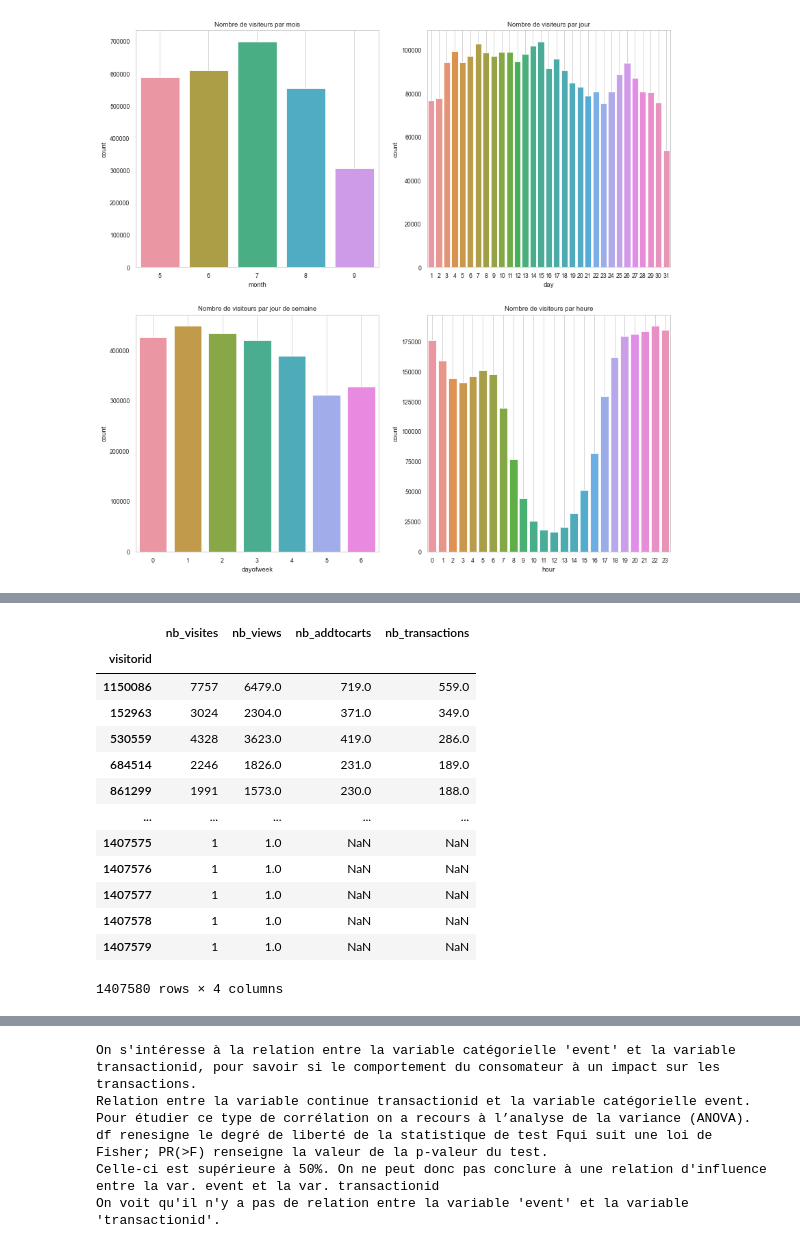
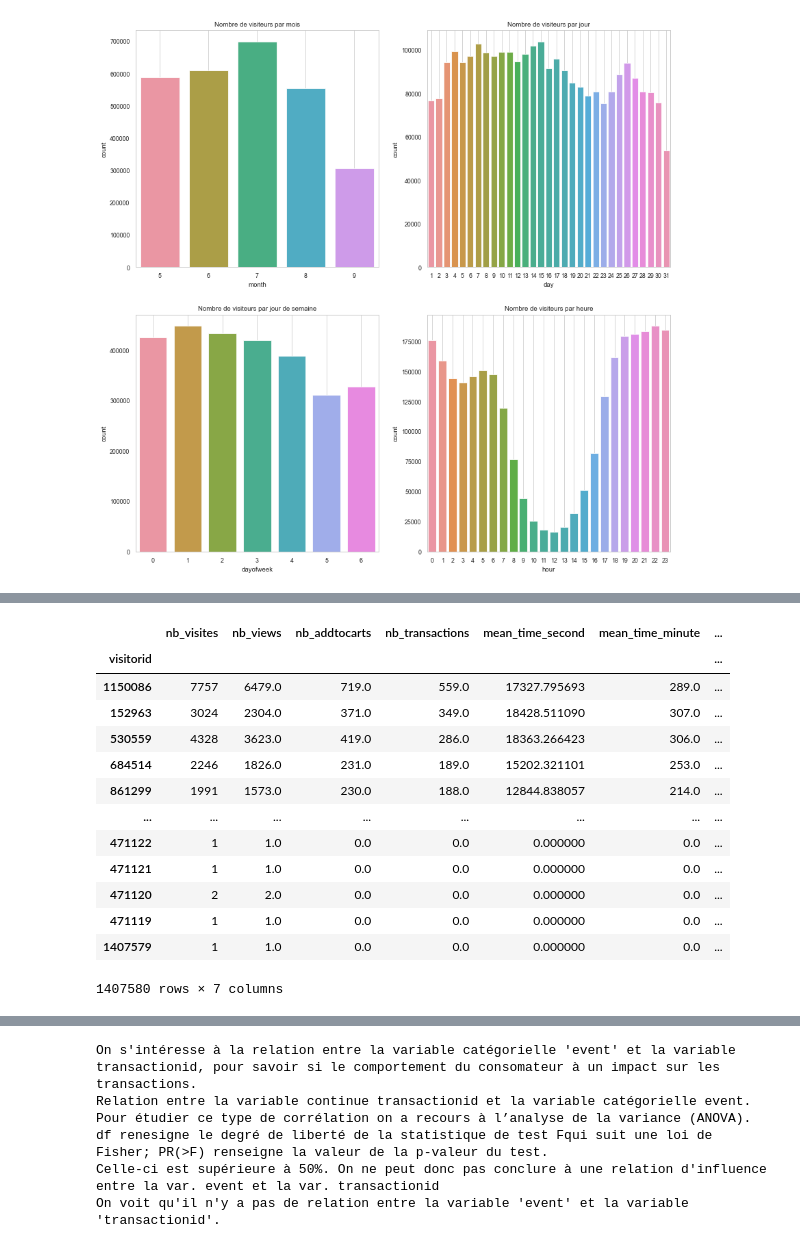
Before and after one commit to soopajot/eCommerce_Customer_Behavior, a Jupyter notebook: suivi_utilisateurs.ipynb, the cells around one changed output, grey strips where cells are left out. Drawn from its saved outputs; the diff is of its cells as text; code cells hidden in the pictures.

Commit message:
ajout des colonnes temps moyens

```diff
--- a/suivi_utilisateurs.ipynb
+++ b/suivi_utilisateurs.ipynb
@@ -67,0 +101,11 @@ plt.grid()
+# %%
+# Grouper par visitorid
+group_visitor = transaction_made_24h.groupby('visitorid')
+
+# Calculer le temps moyen par visitorid - heure, minute, second
+time_mean_visitor = transaction_made_24h.groupby(by=['visitorid']).mean()
+time_mean_visitor = time_mean_visitor.drop(['transactionid_x','itemid_x','itemid_y'], axis=1)
+time_mean_visitor = time_mean_visitor.rename(columns={"time_diff_sec": "mean_time_second"})
+time_mean_visitor['mean_time_minute'] = round(time_mean_visitor['mean_time_second']/60)
+time_mean_visitor['mean_time_hour'] = round(time_mean_visitor['mean_time_second']/3600,2)
+time_mean_visitor
@@ -68,39 +153,42 @@ plt.grid()
 # %%
-## SOOYOUNG 09/01 ##
 # Nombre de visites
 stats = df.groupby('visitorid').agg({'visitorid':'count'})
 stats = stats.rename(columns={"visitorid": "nb_visites"})
 
 # Nombre de views par visitorid
 view = df.loc[df['event'] == 'view'].groupby('visitorid').agg({'visitorid':'count'})
 view = view.rename(columns={"visitorid": "nb_views"})
 
 # Nombre de addtocarts par visitorid
 addtocart = df.loc[df['event'] == 'addtocart'].groupby('visitorid').agg({'visitorid':'count'})
 addtocart = addtocart.rename(columns={"visitorid": "nb_addtocarts"})
 
 # Nombre de transactions par visitorid
 transaction = df.loc[df['event'] == 'transaction'].groupby('visitorid').agg({'visitorid':'count'})
 transaction = transaction.rename(columns={"visitorid": "nb_transactions"})
 
 # Merge les dataframes
 stats = pd.merge(stats, view, left_index=True, right_index=True, how='left')
 stats = pd.merge(stats, addtocart, left_index=True, right_index=True, how='left')
 stats = pd.merge(stats, transaction, left_index=True, right_index=True, how='left')
 
-stats.sort_values('nb_transactions', ascending=False)
+# Merge avec temps moyen passé
+stats = pd.merge(stats, time_mean_visitor, left_index=True, right_index=True, how='left')
+stats = stats.fillna(0)
+stats = stats.sort_values('nb_transactions', ascending=False)
+stats
 # %% [output]
-|  | nb_visites | nb_views | nb_addtocarts | nb_transactions |
-| visitorid |  |  |  |  |
-| 1150086 | 7757 | 6479.0 | 719.0 | 559.0 |
-| 152963 | 3024 | 2304.0 | 371.0 | 349.0 |
-| 530559 | 4328 | 3623.0 | 419.0 | 286.0 |
-| 684514 | 2246 | 1826.0 | 231.0 | 189.0 |
-| 861299 | 1991 | 1573.0 | 230.0 | 188.0 |
-| ... | ... | ... | ... | ... |
-| 1407575 | 1 | 1.0 | NaN | NaN |
-| 1407576 | 1 | 1.0 | NaN | NaN |
-| 1407577 | 1 | 1.0 | NaN | NaN |
-| 1407578 | 1 | 1.0 | NaN | NaN |
-| 1407579 | 1 | 1.0 | NaN | NaN |
+|  | nb_visites | nb_views | nb_addtocarts | nb_transactions | mean_time_second | mean_time_minute | ... |
+| visitorid |  |  |  |  |  |  | ... |
+| 1150086 | 7757 | 6479.0 | 719.0 | 559.0 | 17327.795693 | 289.0 | ... |
+| 152963 | 3024 | 2304.0 | 371.0 | 349.0 | 18428.511090 | 307.0 | ... |
+| 530559 | 4328 | 3623.0 | 419.0 | 286.0 | 18363.266423 | 306.0 | ... |
+| 684514 | 2246 | 1826.0 | 231.0 | 189.0 | 15202.321101 | 253.0 | ... |
+| 861299 | 1991 | 1573.0 | 230.0 | 188.0 | 12844.838057 | 214.0 | ... |
+| ... | ... | ... | ... | ... | ... | ... | ... |
+| 471122 | 1 | 1.0 | 0.0 | 0.0 | 0.000000 | 0.0 | ... |
+| 471121 | 1 | 1.0 | 0.0 | 0.0 | 0.000000 | 0.0 | ... |
+| 471120 | 2 | 2.0 | 0.0 | 0.0 | 0.000000 | 0.0 | ... |
+| 471119 | 1 | 1.0 | 0.0 | 0.0 | 0.000000 | 0.0 | ... |
+| 1407579 | 1 | 1.0 | 0.0 | 0.0 | 0.000000 | 0.0 | ... |
-1407580 rows × 4 columns
+1407580 rows × 7 columns
```
Also changed, not shown: parts of 20 cells of this notebook.
